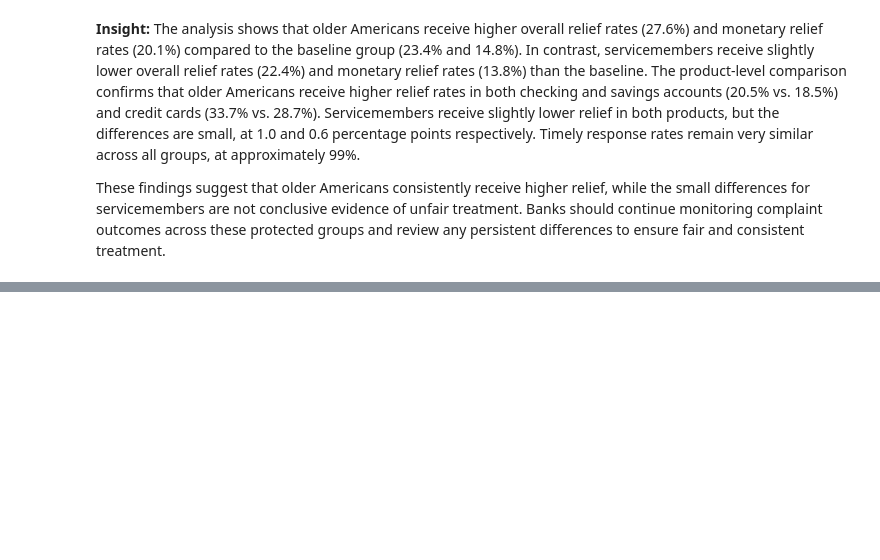
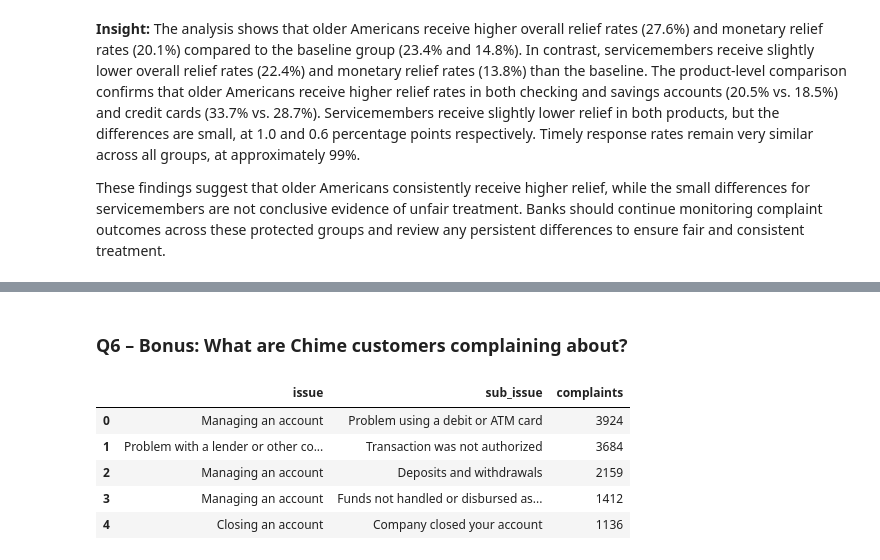
Before and after one commit to shatabdi-kashyap/bank-complaints-analysis, a Jupyter notebook: notebooks/05_sql_analysis.ipynb, the cells around one changed output, grey strips where cells are left out. Saved outputs shown, nothing was run; the diff lists cells and outputs as text; code cells hidden in the pictures; blank space fills up the shorter version.

```diff
--- a/notebooks/05_sql_analysis.ipynb
+++ b/notebooks/05_sql_analysis.ipynb
@@ -351,0 +403,21 @@ These findings suggest that older Americans consistently receive higher relief,
+# %% [markdown]
+### Q6 – Bonus: What are Chime customers complaining about?
+# %%
+q("""
+SELECT
+    issue,
+    sub_issue,
+    COUNT(*) AS complaints
+FROM complaints
+WHERE company = 'Chime Financial Inc'
+GROUP BY issue, sub_issue
+ORDER BY complaints DESC
+LIMIT 5;
+""")
+# %% [output]
+|  | issue | sub_issue | complaints |
+| 0 | Managing an account | Problem using a debit or ATM card | 3924 |
+| 1 | Problem with a lender or other co... | Transaction was not authorized | 3684 |
+| 2 | Managing an account | Deposits and withdrawals | 2159 |
+| 3 | Managing an account | Funds not handled or disbursed as... | 1412 |
+| 4 | Closing an account | Company closed your account | 1136 |
```
Also changed, not shown: parts of 3 cells of this notebook.
